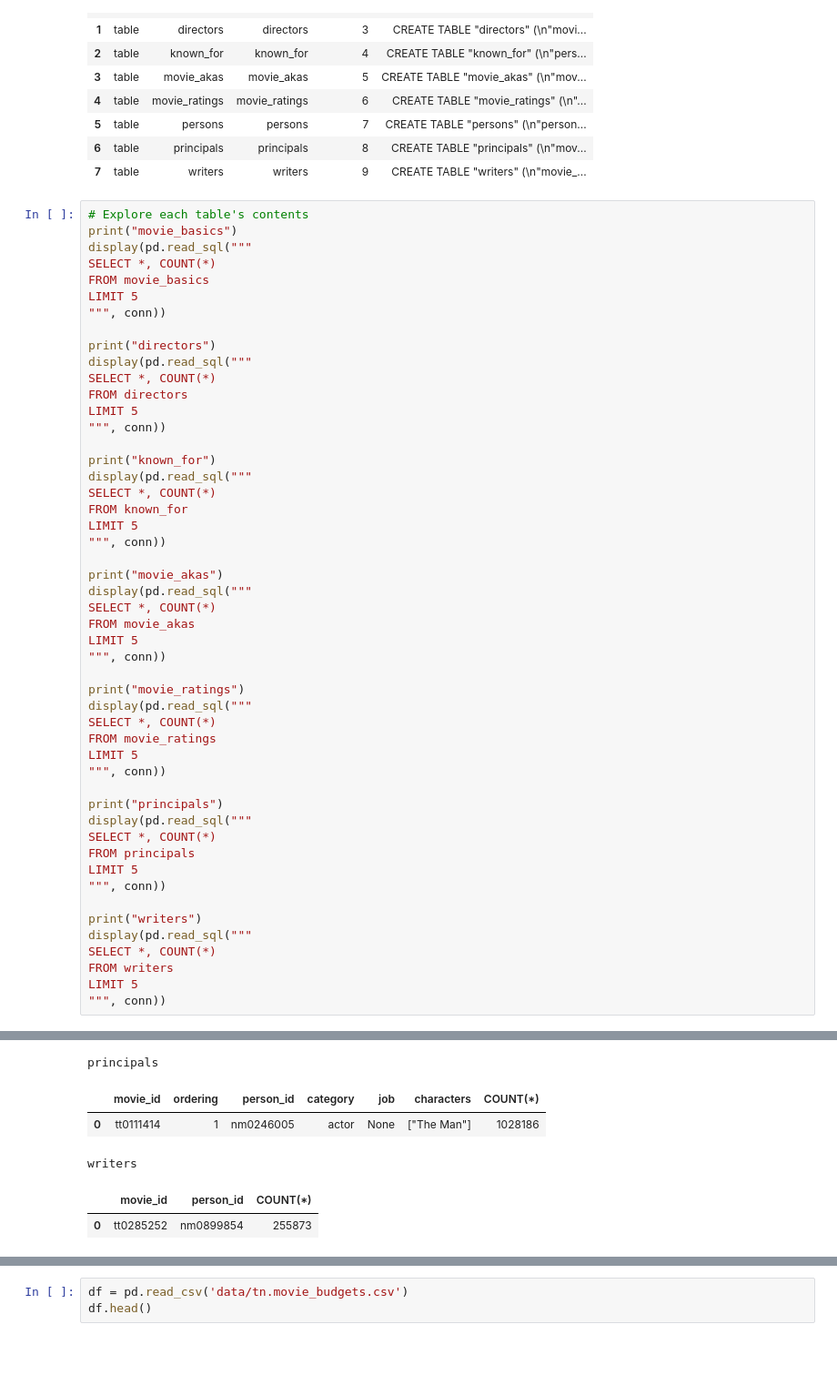
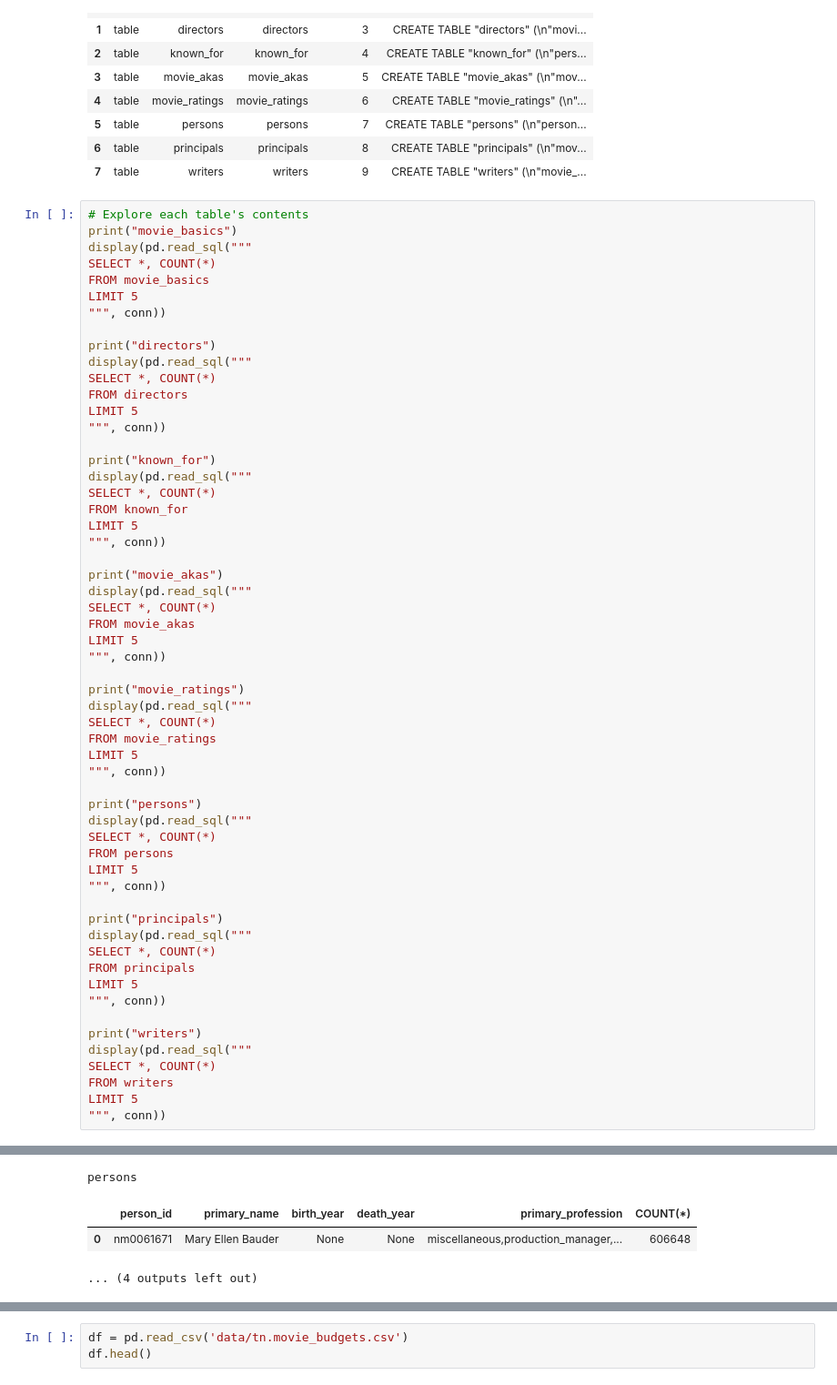
Before and after one commit to elijahlopez94/box_office_statistical_analysis, a Jupyter notebook: box_office_statistical_analysis.ipynb, the cells around one changed output, grey strips where cells are left out. Shown at 91% size. Saved outputs shown, nothing was run; the diff lists cells and outputs as text; blank space fills up the shorter version.

```diff
--- a/box_office_statistical_analysis.ipynb
+++ b/box_office_statistical_analysis.ipynb
@@ -66,41 +66,46 @@ FROM movie_ratings
 LIMIT 5
 """, conn))
 
+print("persons")
+display(pd.read_sql("""
+SELECT *, COUNT(*)
+FROM persons
+LIMIT 5
+""", conn))
+
 print("principals")
 display(pd.read_sql("""
 SELECT *, COUNT(*)
 FROM principals
 LIMIT 5
 """, conn))
 
 print("writers")
 display(pd.read_sql("""
 SELECT *, COUNT(*)
 FROM writers
 LIMIT 5
 """, conn))
 # %% [output]
 movie_basics
 |  | movie_id | primary_title | original_title | start_year | runtime_minutes | genres | COUNT(*) |
 | 0 | tt0063540 | Sunghursh | Sunghursh | 2013 | 175.0 | Action,Crime,Drama | 146144 |
 directors
 |  | movie_id | person_id | COUNT(*) |
 | 0 | tt0285252 | nm0899854 | 291174 |
 known_for
 |  | person_id | movie_id | COUNT(*) |
 | 0 | nm0061671 | tt0837562 | 1638260 |
 movie_akas
 |  | movie_id | ordering | title | region | language | types | attributes | is_original_title | COUNT(*) |
 | 0 | tt0369610 | 10 | Джурасик свят | BG | bg | None | None | 0.0 | 331703 |
 movie_ratings
 |  | movie_id | averagerating | numvotes | COUNT(*) |
 | 0 | tt10356526 | 8.3 | 31 | 73856 |
-principals
+persons
-|  | movie_id | ordering | person_id | category | job | characters | COUNT(*) |
-| 0 | tt0111414 | 1 | nm0246005 | actor | None | ["The Man"] | 1028186 |
+|  | person_id | primary_name | birth_year | death_year | primary_profession | COUNT(*) |
+| 0 | nm0061671 | Mary Ellen Bauder | None | None | miscellaneous,production_manager,... | 606648 |
-writers
+... (4 outputs left out)
-|  | movie_id | person_id | COUNT(*) |
-| 0 | tt0285252 | nm0899854 | 255873 |
 # %% [markdown]
 Notes:
 - SELECT * (movie titles, year, runtime, and genres) FROM movie_basics table by connecting with movie_id
```
Also changed, not shown: parts of 32 cells of this notebook.
